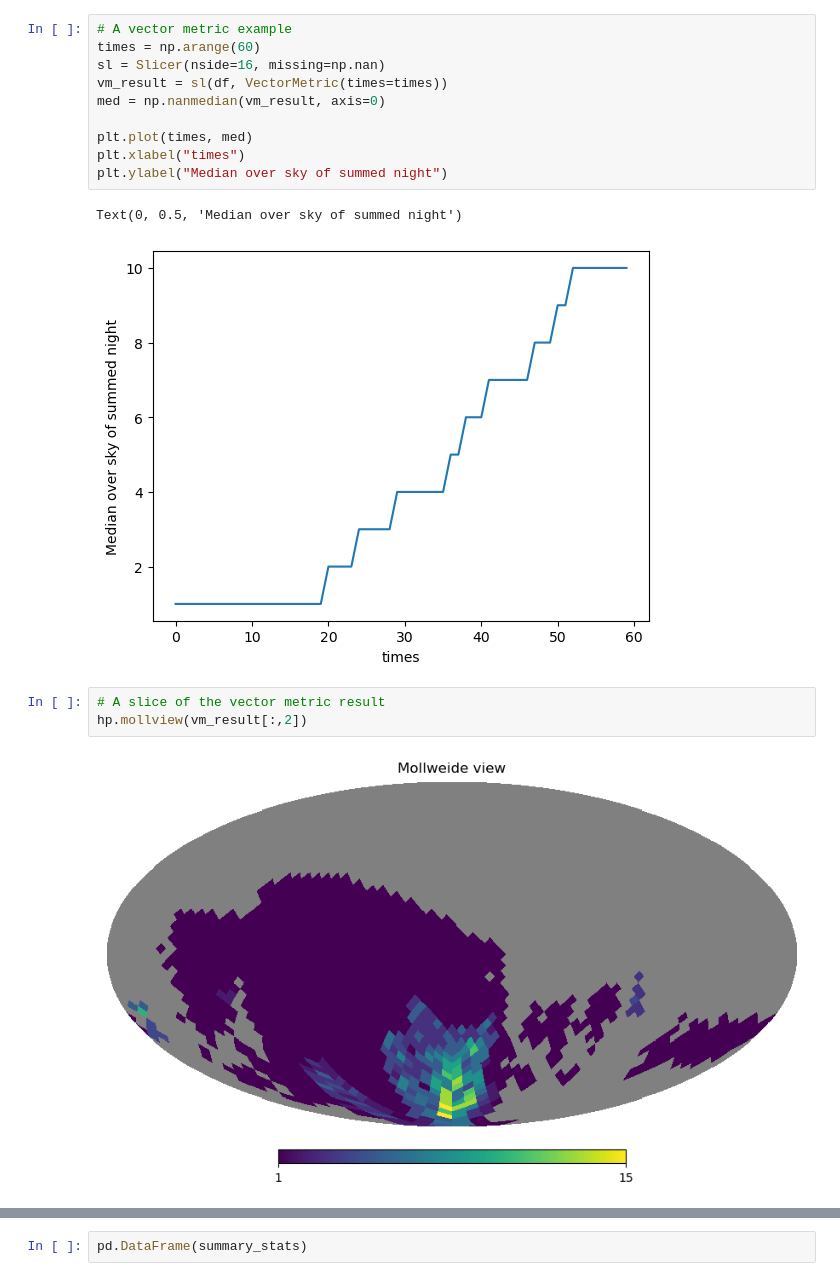
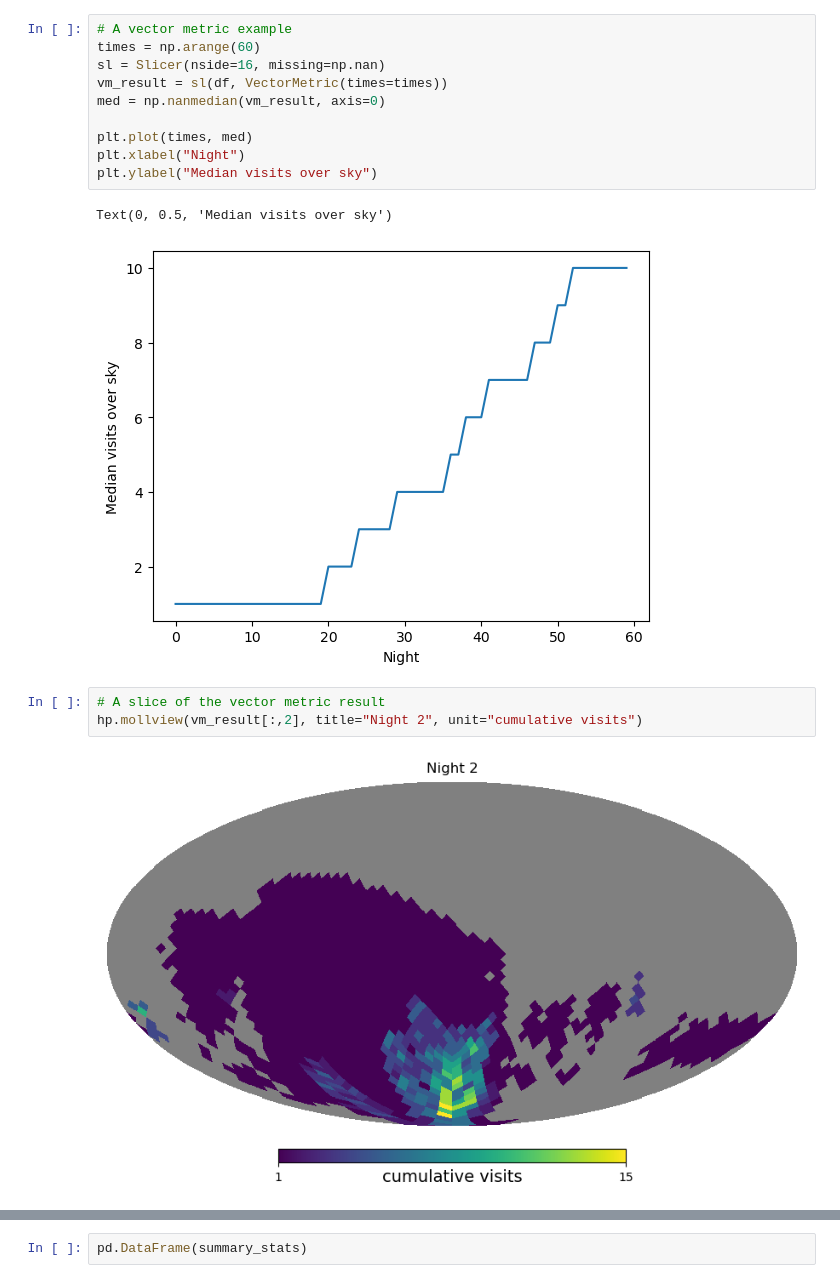
Before and after one commit to yoachim/25_scratch, a Jupyter notebook: maf_simple/simple_maf.ipynb, the cells around one changed output, grey strips where cells are left out. Cells and saved outputs as stored; diff of their text form.

```diff
--- a/maf_simple/simple_maf.ipynb
+++ b/maf_simple/simple_maf.ipynb
@@ -62,16 +59,16 @@ vm_result = sl(df, VectorMetric(times=times))
 med = np.nanmedian(vm_result, axis=0)
 
 plt.plot(times, med)
-plt.xlabel("times")
-plt.ylabel("Median over sky of summed night")
+plt.xlabel("Night")
+plt.ylabel("Median visits over sky")
 # %% [output]
-Text(0, 0.5, 'Median over sky of summed night')
+Text(0, 0.5, 'Median visits over sky')
-[figure, old version]
+[figure, new version]
 # %%
 # A slice of the vector metric result
-hp.mollview(vm_result[:,2])
+hp.mollview(vm_result[:,2], title="Night 2", unit="cumulative visits")
 # %% [output]
-[figure, old version]
+[figure, new version]
 # %%
 # Use a dict to pass along information for plots
 info = {"run_name": "baseline_v4.3.1_0yrs"}
```
Also changed, not shown: parts of 12 cells of this notebook, 1 other file.
